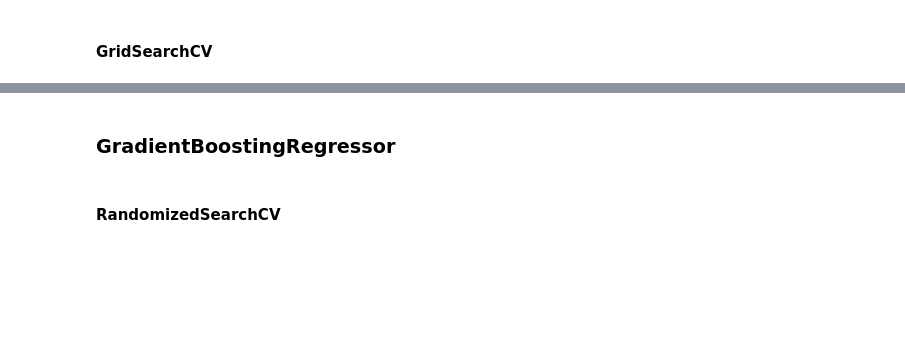
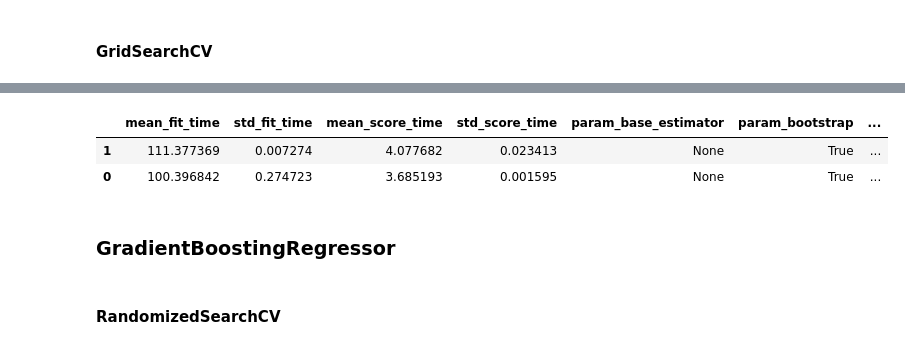
Before and after one commit to mikongame/California-Housing-Prices-Machine-Learning-Test-for-E-sports-Trading-SL, a Jupyter notebook: test_ml.ipynb, the cells around one changed output, grey strips where cells are left out. Saved outputs shown, nothing was run; the diff lists cells and outputs as text; code cells hidden in the pictures; blank space fills up the shorter version.

```diff
--- a/test_ml.ipynb
+++ b/test_ml.ipynb
@@ -529,9 +585,9 @@ randomized_BR.sort_values(by='rank_test_score', axis=0).head()
 bagging = BaggingRegressor(random_state = 42)
 
 
-param_grid =  {'base_estimator': [KNeighborsRegressor(), None],
+param_grid =  {'base_estimator': [None],
                'max_features': [0.75, 1.0],
-               'n_estimators' : [10, 400, 2000],
+               'n_estimators' : [1800, 2000],
                'bootstrap_features': [False],
                'bootstrap': [True, False],
                'oob_score': [False]
@@ -548,7 +610,11 @@ print(grid.best_params_)
 # %%
 grid_BR = pd.DataFrame(grid.cv_results_)
 grid_BR.to_csv('data/output_csv/grid_BR.csv')
-grid_BR.sort_values(by='rank_test_score', axis=0).head()
+grid_BR.sort_values(by='rank_test_score', axis=0).head(2)
+# %% [output]
+|  | mean_fit_time | std_fit_time | mean_score_time | std_score_time | param_base_estimator | param_bootstrap | ... |
+| 1 | 111.377369 | 0.007274 | 4.077682 | 0.023413 | None | True | ... |
+| 0 | 100.396842 | 0.274723 | 3.685193 | 0.001595 | None | True | ... |
 # %% [markdown]
 ### GradientBoostingRegressor
 # %% [markdown]
```
Also changed, not shown: parts of 63 cells of this notebook, 1 other file.
